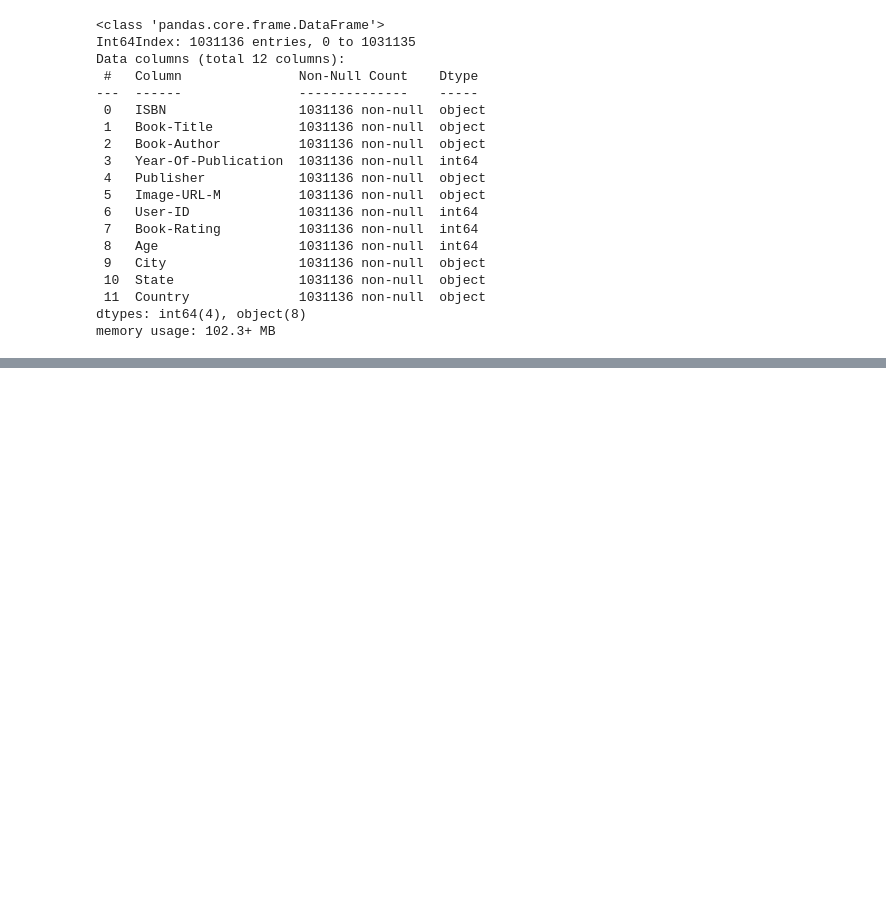
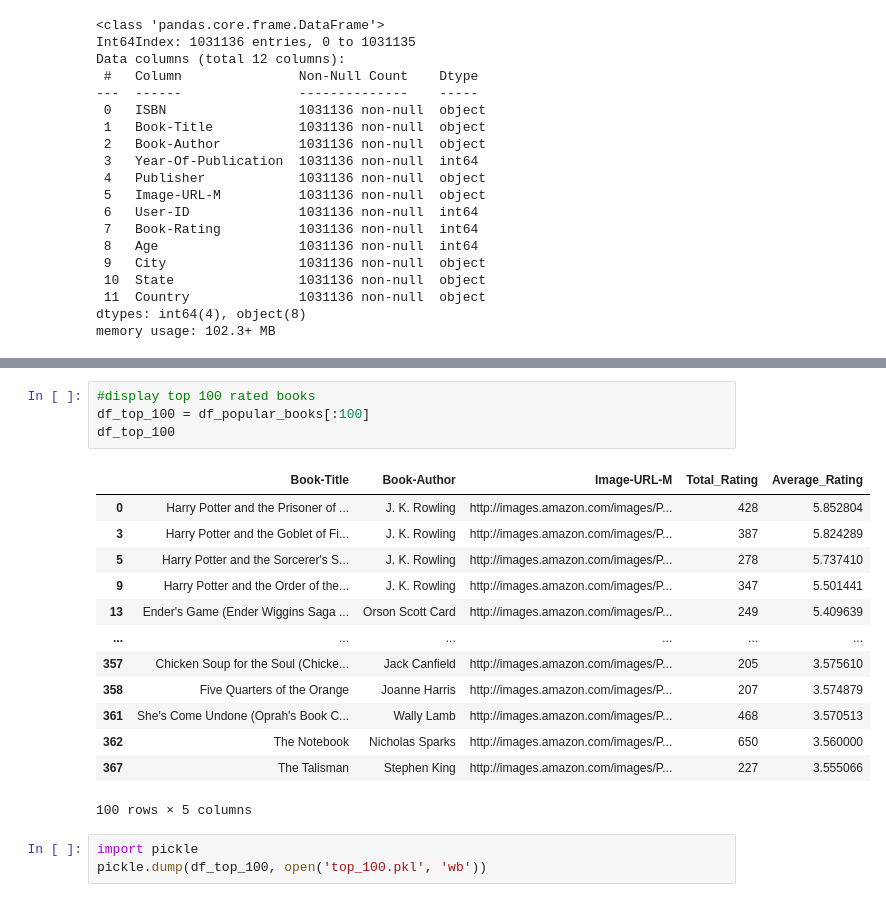
Before and after one commit to harshita-jaiswal/FindYourNextBook, a Jupyter notebook: Recommendations.ipynb, the cells around one changed output, grey strips where cells are left out. Saved outputs shown, nothing was run; the diff lists cells and outputs as text; blank space fills up the shorter version.

```diff
--- a/Recommendations.ipynb
+++ b/Recommendations.ipynb
@@ -407,0 +505,21 @@ memory usage: 102.3+ MB
+# %%
+#display top 100 rated books
+df_top_100 = df_popular_books[:100]
+df_top_100
+# %% [output]
+|  | Book-Title | Book-Author | Image-URL-M | Total_Rating | Average_Rating |
+| 0 | Harry Potter and the Prisoner of ... | J. K. Rowling | http://images.amazon.com/images/P... | 428 | 5.852804 |
+| 3 | Harry Potter and the Goblet of Fi... | J. K. Rowling | http://images.amazon.com/images/P... | 387 | 5.824289 |
+| 5 | Harry Potter and the Sorcerer's S... | J. K. Rowling | http://images.amazon.com/images/P... | 278 | 5.737410 |
+| 9 | Harry Potter and the Order of the... | J. K. Rowling | http://images.amazon.com/images/P... | 347 | 5.501441 |
+| 13 | Ender's Game (Ender Wiggins Saga ... | Orson Scott Card | http://images.amazon.com/images/P... | 249 | 5.409639 |
+| ... | ... | ... | ... | ... | ... |
+| 357 | Chicken Soup for the Soul (Chicke... | Jack Canfield | http://images.amazon.com/images/P... | 205 | 3.575610 |
+| 358 | Five Quarters of the Orange | Joanne Harris | http://images.amazon.com/images/P... | 207 | 3.574879 |
+| 361 | She's Come Undone (Oprah's Book C... | Wally Lamb | http://images.amazon.com/images/P... | 468 | 3.570513 |
+| 362 | The Notebook | Nicholas Sparks | http://images.amazon.com/images/P... | 650 | 3.560000 |
+| 367 | The Talisman | Stephen King | http://images.amazon.com/images/P... | 227 | 3.555066 |
+100 rows × 5 columns
+# %%
+import pickle
+pickle.dump(df_top_100, open('top_100.pkl', 'wb'))
```
Also changed, not shown: parts of 7 cells of this notebook, 1 other file.
